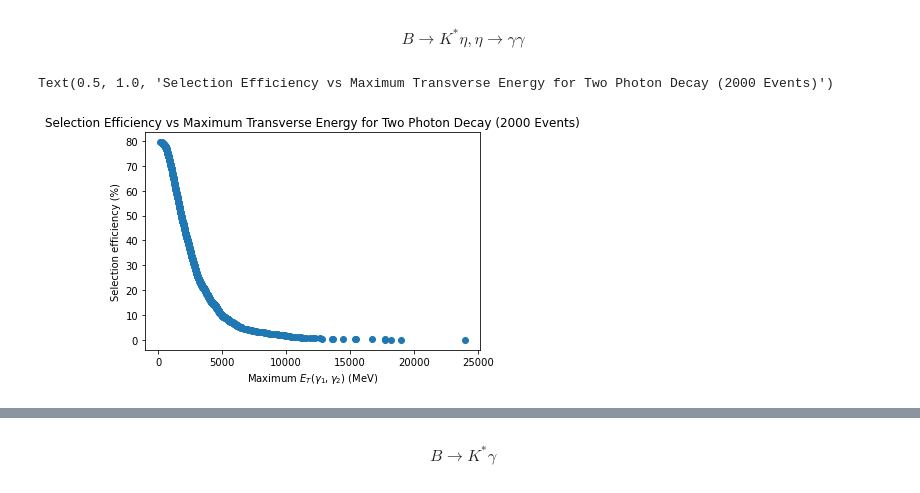
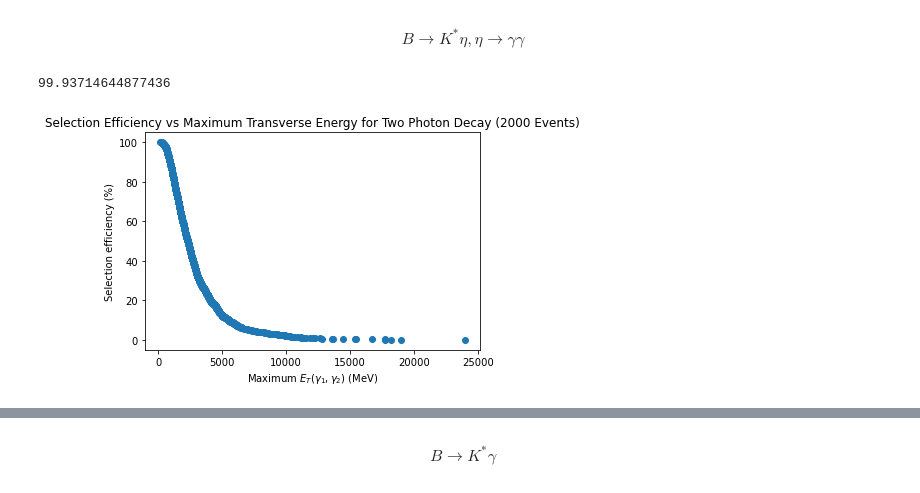
Before and after one commit to spemmaraju5/MSc-Physics-Monash-University, a Jupyter notebook: Research_Project/LHCb Starterkit/B_to_Kst_eta_eta_gamma_gamma/Signal Selection Efficiency Plots.ipynb, the cells around one changed output, grey strips where cells are left out. Saved outputs shown, nothing was run; the diff lists cells and outputs as text; code cells hidden in the pictures.

```diff
--- a/Research_Project/LHCb Starterkit/B_to_Kst_eta_eta_gamma_gamma/Signal Selection Efficiency Plots.ipynb
+++ b/Research_Project/LHCb Starterkit/B_to_Kst_eta_eta_gamma_gamma/Signal Selection Efficiency Plots.ipynb
@@ -16,38 +16,39 @@ gamma1_PT = events['gamma_PT']
 
 gamma0_PT = gamma0_PT.array(library="np")
 gamma1_PT = gamma1_PT.array(library="np")
 
 max_horiz_axis = [] # List to store the maximum transverse energy of each photon pair
 min_horiz_axis = [] # List to store the maximum transverse momentum of each photon pair
 
 for i in range(len(gamma0_PT)):
     max_horiz_axis.append(max(gamma0_PT[i], gamma1_PT[i]))
     min_horiz_axis.append(min(gamma0_PT[i], gamma1_PT[i]))
 
 # Will be used as horizontal axis for corresponding plots
 max_horiz_axis = np.array(max_horiz_axis)
 min_horiz_axis = np.array(min_horiz_axis)
 
 #Compute signal selection efficiency
 
 max_ver_axis = []
-for i in max_horiz_axis:
+for i in range(len(max_horiz_axis)):
     counter = 0
     for j in range(len(gamma0_PT)):
-        if ((gamma0_PT[j] > i) or (gamma1_PT[j] > i)):
+        if ((gamma0_PT[j] > max_horiz_axis[i]) or (gamma1_PT[j] > max_horiz_axis[i])):
             counter += 1
     max_ver_axis.append(counter)
 
 max_ver_axis = np.array(max_ver_axis)
-max_ver_axis = max_ver_axis/20
+max_ver_axis = max_ver_axis/15.91
 
 plt.scatter(max_horiz_axis, max_ver_axis)
 plt.xlabel('Maximum $E_{T}(\gamma_{1}, \gamma_{2})$ (MeV)')
 plt.ylabel('Selection efficiency (%)')
 plt.title("Selection Efficiency vs Maximum Transverse Energy for Two Photon Decay (2000 Events)")
+max(max_ver_axis)
 # %% [output]
-Text(0.5, 1.0, 'Selection Efficiency vs Maximum Transverse Energy for Two Photon Decay (2000 Events)')
+99.93714644877436
-[figure, old version]
+[figure, new version]
 # %%
 min_ver_axis = []
 for i in min_horiz_axis:
```
Also changed, not shown: parts of 8 cells of this notebook, 9 other files.
